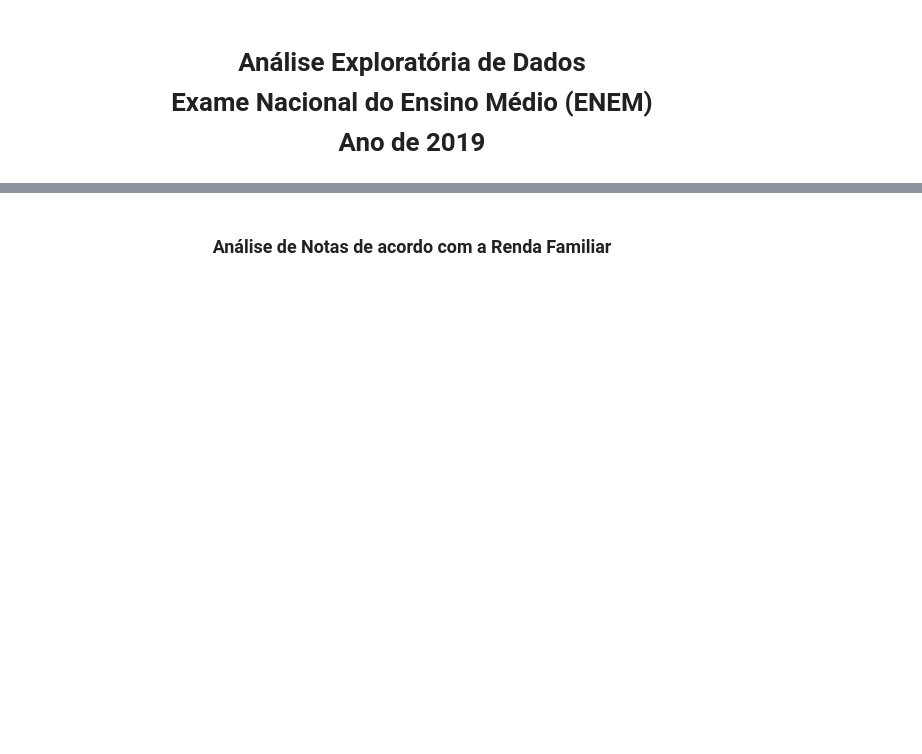
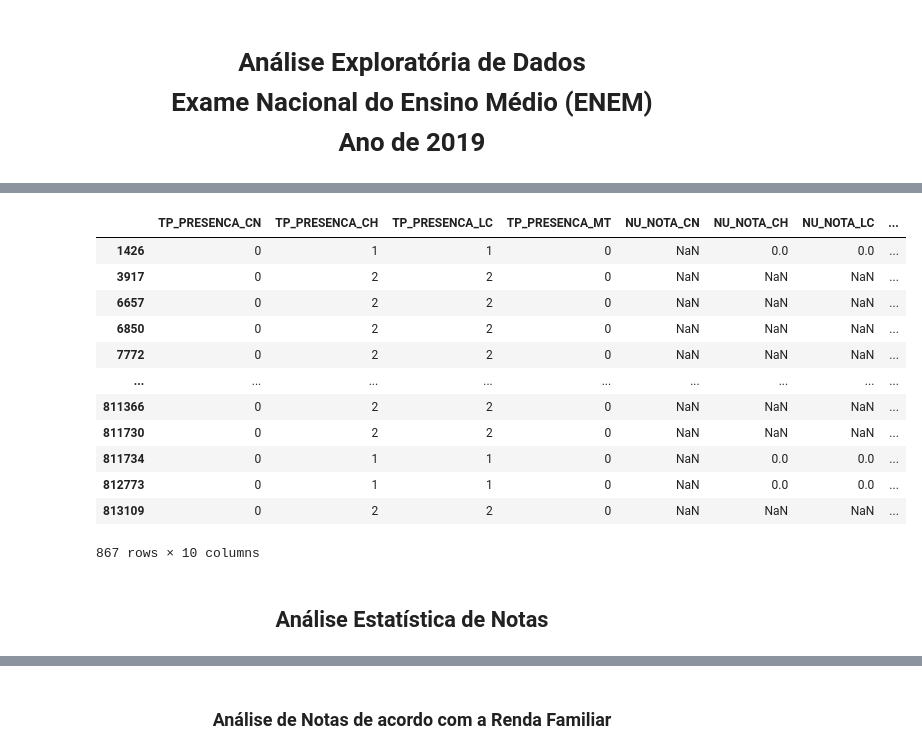
Before and after one commit to bebelparanhos/Enem_2019, a Jupyter notebook: Enem_2019.ipynb, the cells around one changed output, grey strips where cells are left out. Drawn from its saved outputs; the diff is of its cells as text; code cells hidden in the pictures; blank space fills up the shorter version.

```diff
--- a/Enem_2019.ipynb
+++ b/Enem_2019.ipynb
@@ -94,2 +174,22 @@ dados_enem["NO_ESTADO_CIVIL"] = [estado_civil[i] for i in dados_enem.TP_ESTADO_C
+# %%
+dados_enem[dados_enem.NU_NOTA_MEDIA == 0][['TP_PRESENCA_CN','TP_PRESENCA_CH','TP_PRESENCA_LC','TP_PRESENCA_MT',"NU_NOTA_CN","NU_NOTA_CH","NU_NOTA_LC","NU_NOTA_MT","NU_NOTA_REDACAO","NU_NOTA_MEDIA"]]
+
+#retirar os NaN
+# %% [output]
+|  | TP_PRESENCA_CN | TP_PRESENCA_CH | TP_PRESENCA_LC | TP_PRESENCA_MT | NU_NOTA_CN | NU_NOTA_CH | NU_NOTA_LC | ... |
+| 1426 | 0 | 1 | 1 | 0 | NaN | 0.0 | 0.0 | ... |
+| 3917 | 0 | 2 | 2 | 0 | NaN | NaN | NaN | ... |
+| 6657 | 0 | 2 | 2 | 0 | NaN | NaN | NaN | ... |
+| 6850 | 0 | 2 | 2 | 0 | NaN | NaN | NaN | ... |
+| 7772 | 0 | 2 | 2 | 0 | NaN | NaN | NaN | ... |
+| ... | ... | ... | ... | ... | ... | ... | ... | ... |
+| 811366 | 0 | 2 | 2 | 0 | NaN | NaN | NaN | ... |
+| 811730 | 0 | 2 | 2 | 0 | NaN | NaN | NaN | ... |
+| 811734 | 0 | 1 | 1 | 0 | NaN | 0.0 | 0.0 | ... |
+| 812773 | 0 | 1 | 1 | 0 | NaN | 0.0 | 0.0 | ... |
+| 813109 | 0 | 2 | 2 | 0 | NaN | NaN | NaN | ... |
+867 rows × 10 columns
+# %% [markdown]
+<h2 align="center">Análise Estatística de Notas</h2>
 # %%
 questionario_notas = dados_enem[["NU_INSCRICAO","TP_COR_RACA","NO_COR_RACA","TP_ESCOLA", "NO_TP_ESCOLA","Q001","Q002","Q003","Q004","Q005","Q006","Q024","Q025",\
```
Also changed, not shown: parts of 23 cells of this notebook.
